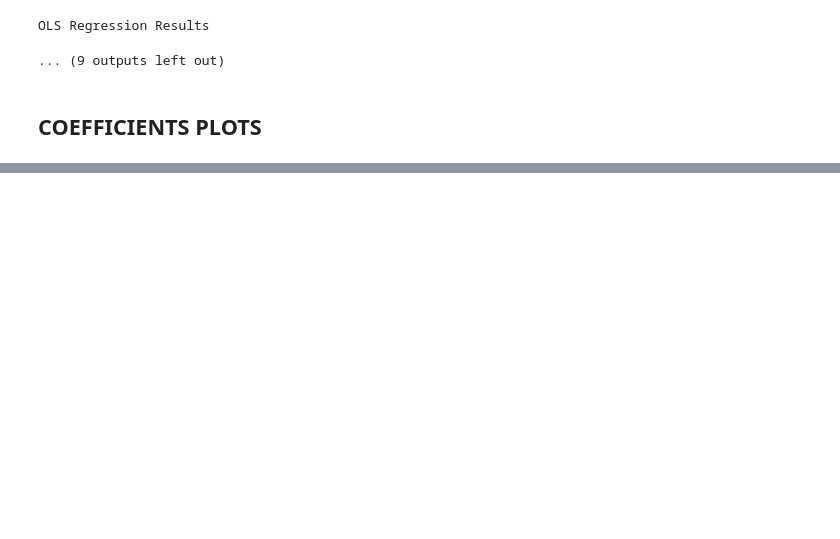
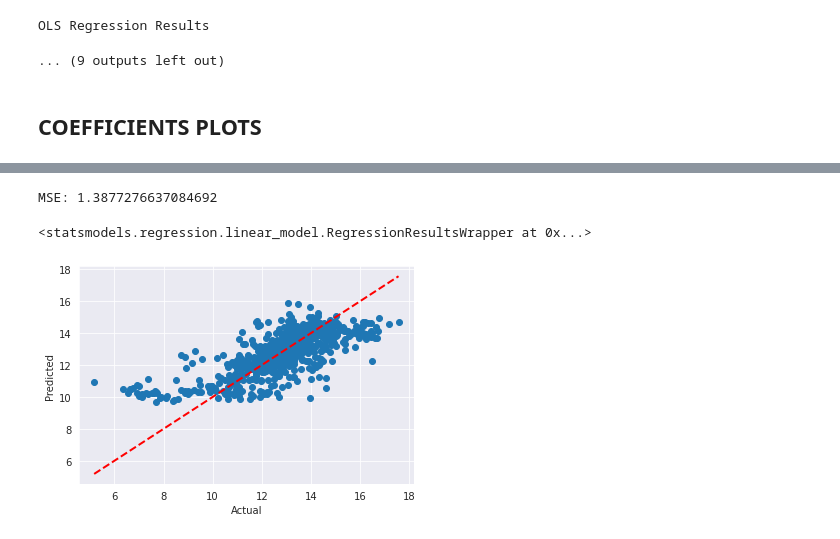
Before and after one commit to abiola123/TwitterAnalysis, a Jupyter notebook: notebooks/06_regression.ipynb, the cells around one changed output, grey strips where cells are left out. Cells and saved outputs as stored; diff of their text form; code cells hidden in the pictures; blank space fills up the shorter version.

```diff
--- a/notebooks/06_regression.ipynb
+++ b/notebooks/06_regression.ipynb
@@ -276,0 +280,13 @@ coefplot(res_reg[3])
+# %%
+regression_df_pd = pd.read_csv('../data/regression/american_celebrities_regression_dff.csv')[significant_columns + ['impression_count']]
+
+regression_df_pd = regression_df_pd[regression_df_pd['impression_count'] >= 1e2].copy()
+
+    # Perform new regression with significant variables
+
+    #======================#
+    #   THIRD REGRESSION   #
+    #======================#
+    # Apply log transformation to independent variables
+for var in regression_df_pd.columns:
+    regression_df_pd[var] = regression_df_pd[var].apply(lambda x: np.log(1+x))
@@ -276,0 +312,21 @@ coefplot(res_reg[3])
+# %%
+perform_regression_with_split(regression_df_pd, significant_columns)
+# %% [output]
+MSE: 1.3877276637084692
+<statsmodels.regression.linear_model.RegressionResultsWrapper at 0x...>
+# %%
+# plot predicted impression count vs actual impression count
+def plot_predicted_vs_actual(df, significant_columns):
+    res = perform_regression(df, significant_columns)
+    y_pred = res.predict(df[significant_columns])
+    y_true = df['impression_count']
+
+    plt.plot([y_true.min(), y_true.max()], [y_true.min(), y_true.max()], 'r--', lw=2)
+    plt.scatter(y_true, y_pred)
+    plt.xlabel('Actual')
+    plt.ylabel('Predicted')
+    plt.show()
+
+plot_predicted_vs_actual(regression_df_pd, significant_columns)
+# %% [output]
+[figure, added]
```
Also changed, not shown: parts of 4 cells of this notebook, 5 other files.
